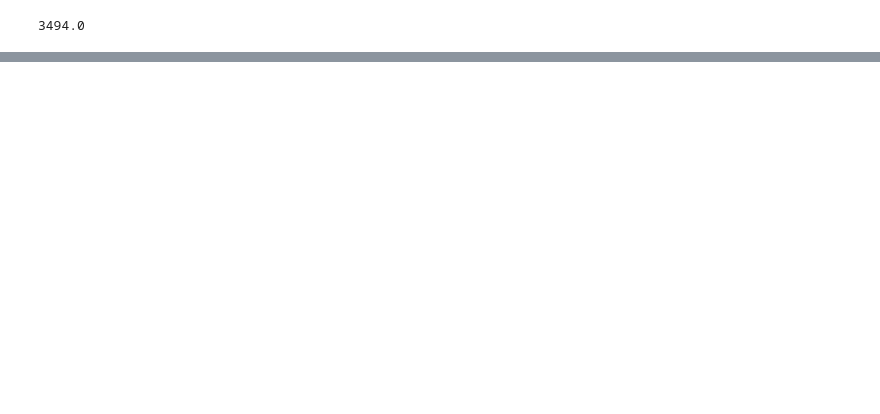
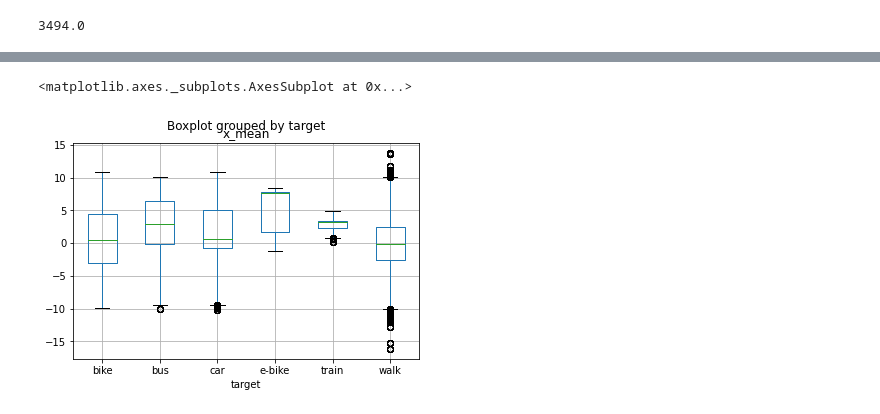
Before and after one commit to Vineet2107/ML-for-Civil-Engineering-CE784A-, a Jupyter notebook: Assignment2_TMD_CE784.ipynb, the cells around one changed output, grey strips where cells are left out. Saved outputs shown, nothing was run; the diff lists cells and outputs as text; code cells hidden in the pictures; blank space fills up the shorter version.

```diff
--- a/Assignment2_TMD_CE784.ipynb
+++ b/Assignment2_TMD_CE784.ipynb
@@ -190,0 +308,19 @@ df
+# %%
+df5 = pd.DataFrame(columns = ['x_mean', 'x_std', 'x_max', 'y_min', 'x_mean', 'x_std', 'x_max', 'y_min', 'x_mean', 'x_std', 'x_max', 'y_min'])
+# %%
+df5['x_mean'] = df.groupby(['part_idx'])['x'].mean()
+df5['x_std'] = df.groupby(['part_idx'])['x'].std()
+df5['x_max'] = df.groupby(['part_idx'])['x'].max()
+df5['x_min'] = df.groupby(['part_idx'])['x'].min()
+
+df5['y_mean'] = df.groupby(['part_idx'])['y'].mean()
+df5['y_std'] = df.groupby(['part_idx'])['y'].std()
+df5['y_max'] = df.groupby(['part_idx'])['y'].max()
+df5['y_min'] = df.groupby(['part_idx'])['y'].min()
+
+df5['z_mean'] = df.groupby(['part_idx'])['z'].mean()
+df5['z_std'] = df.groupby(['part_idx'])['z'].std()
+df5['z_max'] = df.groupby(['part_idx'])['z'].max()
+df5['z_min'] = df.groupby(['part_idx'])['z'].min()
+
+df5['target'] =  df.groupby(['part_idx'])['class'].unique()
@@ -190,0 +337,5 @@ df
+# %%
+def func(x):
+  return x[0]
+# %%
+df5['target'] = list(map(func,df5['target']))
@@ -190,0 +354,5 @@ df
+# %%
+df5.boxplot(column = ['x_mean'], by = 'target')
+# %% [output]
+<matplotlib.axes._subplots.AxesSubplot at 0x...>
+[figure, added]
```
Also changed, not shown: parts of 61 cells of this notebook.
